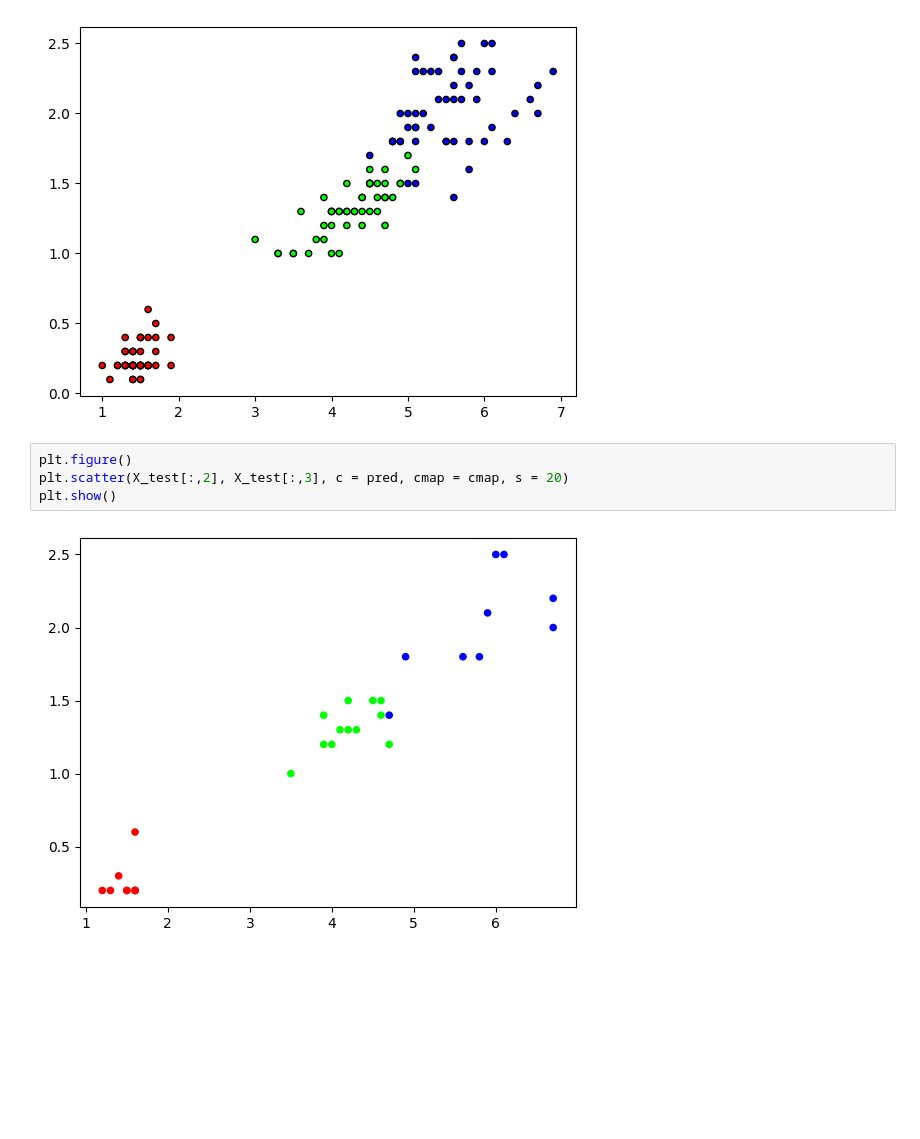
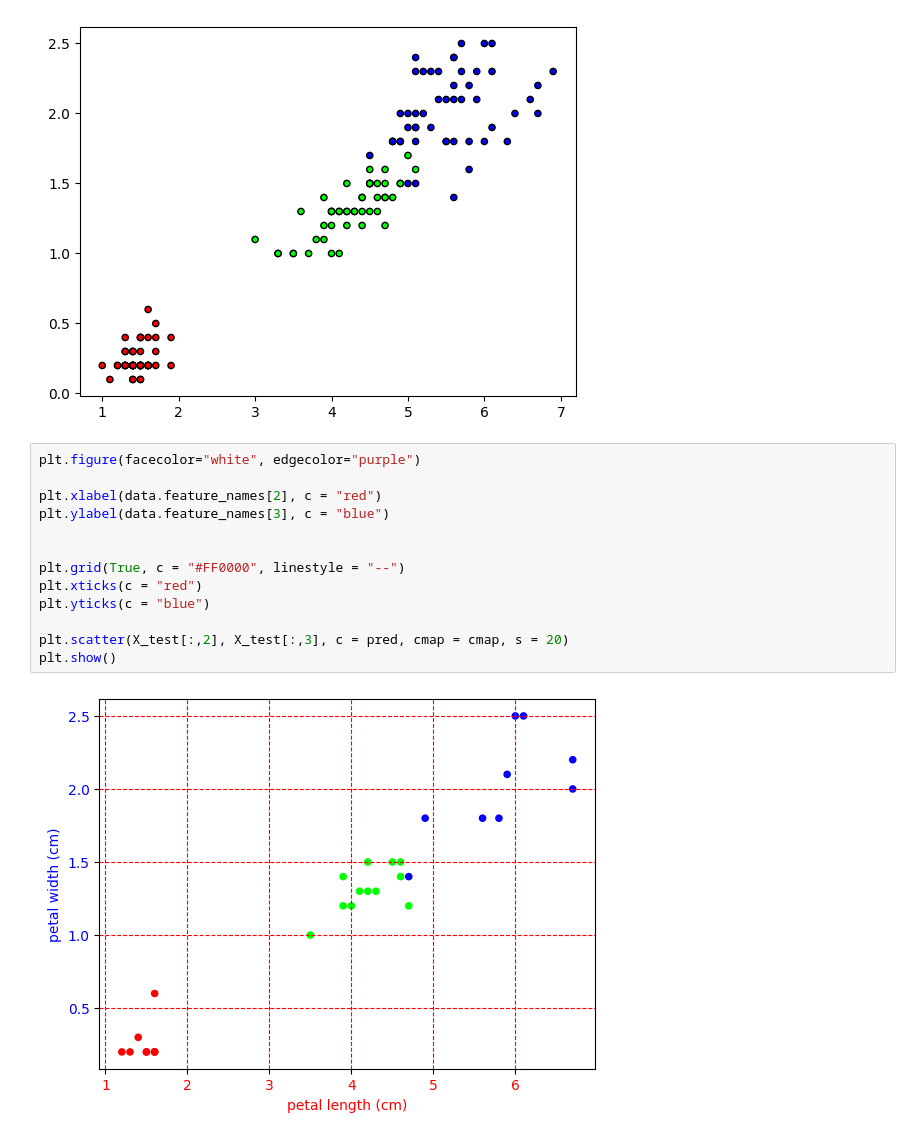
Before and after one commit to Dense18/PythonML, a Jupyter notebook: test_knn.ipynb, the cells around one changed output. Drawn from its saved outputs; the diff is of its cells as text; blank space fills up the shorter version.

```diff
--- a/test_knn.ipynb
+++ b/test_knn.ipynb
@@ -29,8 +31,17 @@ plt.show()
 # %% [output]
 [figure]
 # %%
-plt.figure()
+plt.figure(facecolor="white", edgecolor="purple")
+
+plt.xlabel(data.feature_names[2], c = "red")
+plt.ylabel(data.feature_names[3], c = "blue")
+
+
+plt.grid(True, c = "#FF0000", linestyle = "--")
+plt.xticks(c = "red")
+plt.yticks(c = "blue")
+
 plt.scatter(X_test[:,2], X_test[:,3], c = pred, cmap = cmap, s = 20)
 plt.show()
 # %% [output]
-[figure, old version]
+[figure, new version]
```
Also changed, not shown: parts of 2 cells of this notebook, 6 other files.
